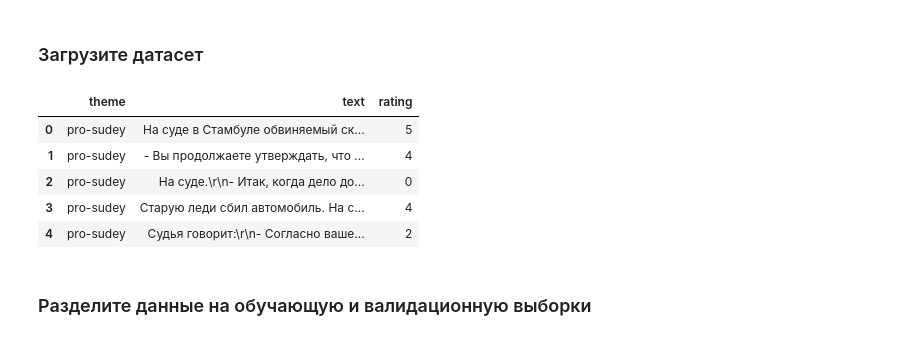
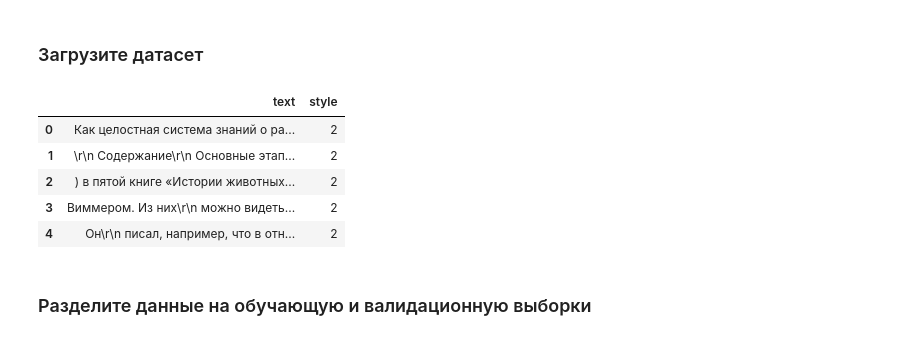
Before and after one commit to mixa15341/Data_Minimg, a Jupyter notebook: 7/Практическая_работа_№7_Применение_методов_машинного_обучения_для_решения_задачи_классификации_текстов.ipynb, the cells around one changed output. Saved outputs shown, nothing was run; the diff lists cells and outputs as text; code cells hidden in the pictures.

```diff
--- a/7/Практическая_работа_№7_Применение_методов_машинного_обучения_для_решения_задачи_классификации_текстов.ipynb
+++ b/7/Практическая_работа_№7_Применение_методов_машинного_обучения_для_решения_задачи_классификации_текстов.ipynb
@@ -31,15 +31,15 @@ from sklearn.model_selection import train_test_split
 from sklearn.feature_extraction.text import CountVectorizer
 from sklearn.pipeline import Pipeline
 # %%
-df = pd.read_csv('/content/jokes.csv', encoding='utf-8')
+df = pd.read_csv('/content/text_style_classification.csv', encoding='utf-8')
 df.head()
 # %% [output]
-|  | theme | text | rating |
-| 0 | pro-sudey | На суде в Стамбуле обвиняемый ск... | 5 |
-| 1 | pro-sudey | - Вы продолжаете утверждать, что ... | 4 |
-| 2 | pro-sudey | На суде.\r\n- Итак, когда дело до... | 0 |
-| 3 | pro-sudey | Старую леди сбил автомобиль. На с... | 4 |
-| 4 | pro-sudey | Судья говорит:\r\n- Согласно ваше... | 2 |
+|  | text | style |
+| 0 | Как целостная система знаний о ра... | 2 |
+| 1 | \r\n Содержание\r\n Основные этап... | 2 |
+| 2 | ) в пятой книге «Истории животных... | 2 |
+| 3 | Виммером. Из них\r\n можно видеть... | 2 |
+| 4 | Он\r\n писал, например, что в отн... | 2 |
 # %% [markdown]
 ### Разделите данные на обучающую и валидационную выборки
 # %%
```
Also changed, not shown: parts of 25 cells of this notebook.
